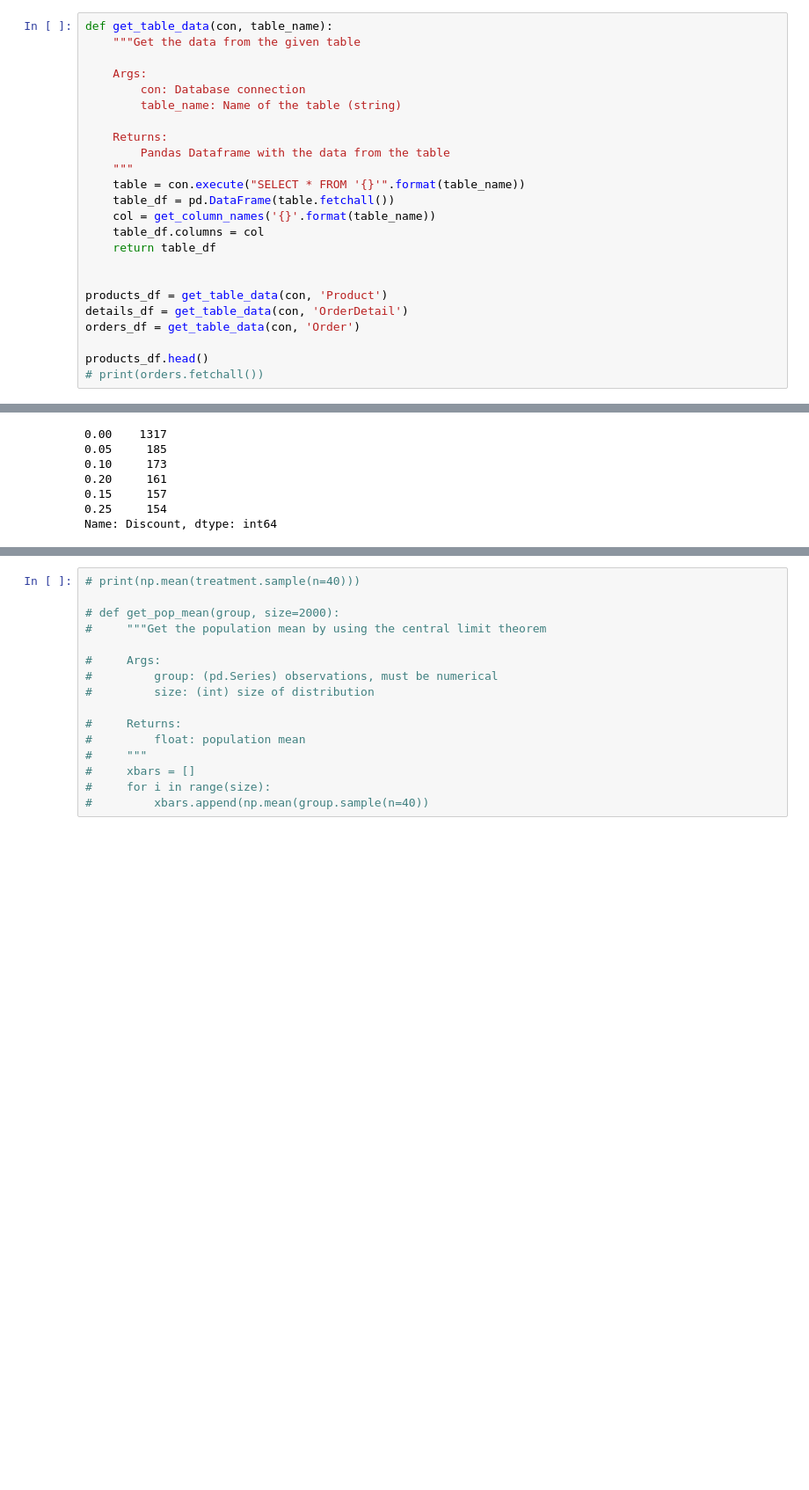
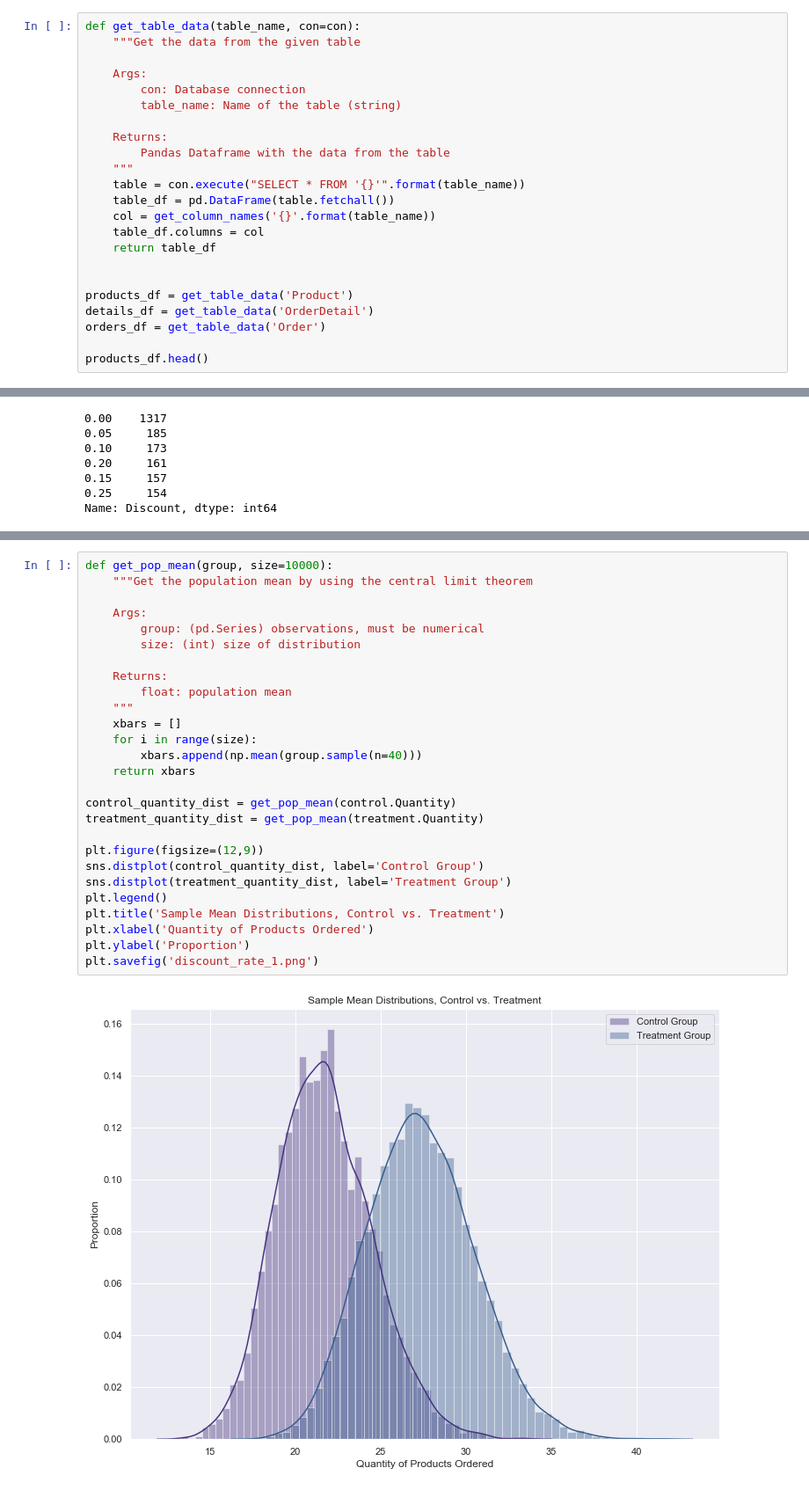
Before and after one commit to josephbrockw/northwind_hypothesis, a Jupyter notebook: student.ipynb, the cells around one changed output, grey strips where cells are left out. Shown at 88% size. Drawn from its saved outputs; the diff is of its cells as text; blank space fills up the shorter version.

Commit message:
added presentations and updated file names

```diff
--- a/student.ipynb
+++ b/student.ipynb
@@ -181,5 +148,5 @@ Our first step is to query our database for the tables we might need and save th
 # %%
-def get_table_data(con, table_name):
+def get_table_data(table_name, con=con):
     """Get the data from the given table
 
     Args:
@@ -196,10 +163,9 @@ def get_table_data(con, table_name):
     return table_df
 
 
-products_df = get_table_data(con, 'Product')
-details_df = get_table_data(con, 'OrderDetail')
-orders_df = get_table_data(con, 'Order')
+products_df = get_table_data('Product')
+details_df = get_table_data('OrderDetail')
+orders_df = get_table_data('Order')
 
 products_df.head()
-# print(orders.fetchall())
 # %% [output]
@@ -305,17 +279,30 @@ Name: Discount, dtype: int64
 # %%
-# print(np.mean(treatment.sample(n=40)))
+def get_pop_mean(group, size=10000):
+    """Get the population mean by using the central limit theorem
 
-# def get_pop_mean(group, size=2000):
-#     """Get the population mean by using the central limit theorem
+    Args:
+        group: (pd.Series) observations, must be numerical
+        size: (int) size of distribution
 
-#     Args:
-#         group: (pd.Series) observations, must be numerical
-#         size: (int) size of distribution
+    Returns:
+        float: population mean
+    """
+    xbars = []
+    for i in range(size):
+        xbars.append(np.mean(group.sample(n=40)))
+    return xbars
 
-#     Returns:
-#         float: population mean
-#     """
-#     xbars = []
-#     for i in range(size):
-#         xbars.append(np.mean(group.sample(n=40))
+control_quantity_dist = get_pop_mean(control.Quantity)
+treatment_quantity_dist = get_pop_mean(treatment.Quantity)
+
+plt.figure(figsize=(12,9))
+sns.distplot(control_quantity_dist, label='Control Group')
+sns.distplot(treatment_quantity_dist, label='Treatment Group')
+plt.legend()
+plt.title('Sample Mean Distributions, Control vs. Treatment')
+plt.xlabel('Quantity of Products Ordered')
+plt.ylabel('Proportion')
+plt.savefig('discount_rate_1.png')
+# %% [output]
+[figure, added]
 # %% [markdown]
```
Also changed, not shown: parts of 93 cells of this notebook, 14 other files.
